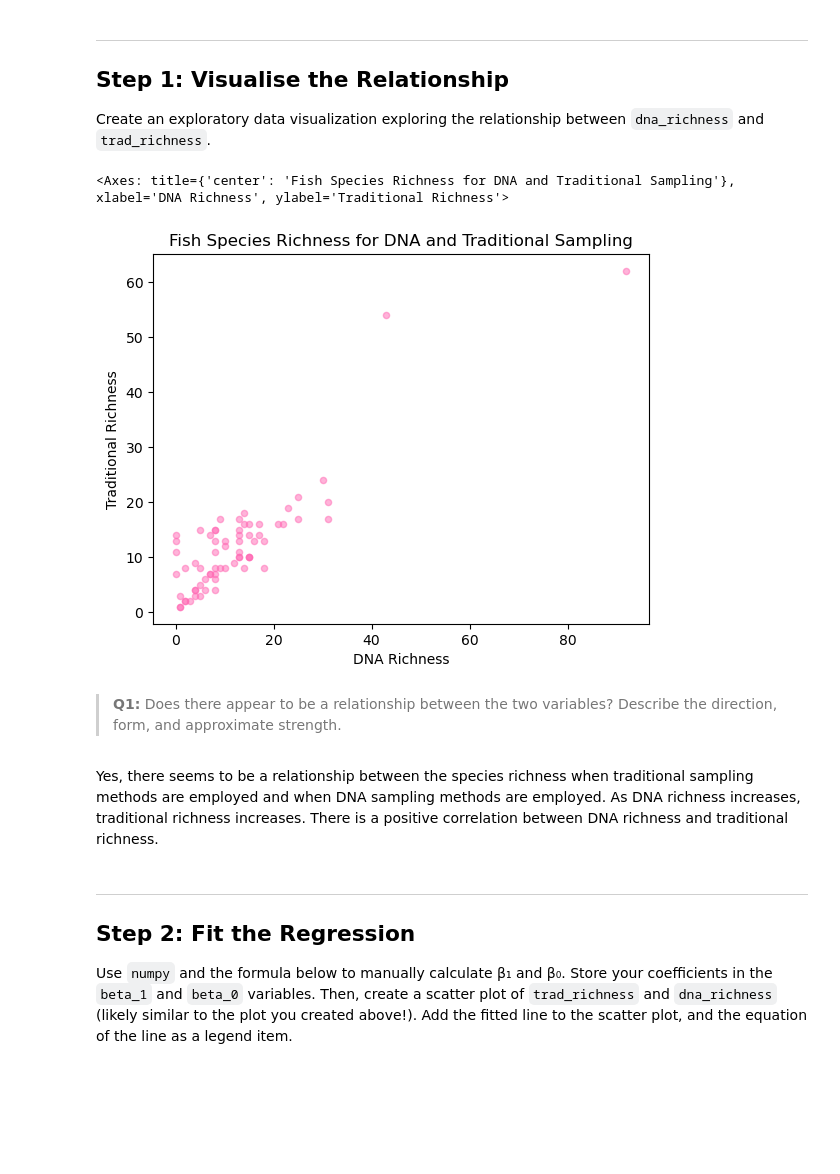
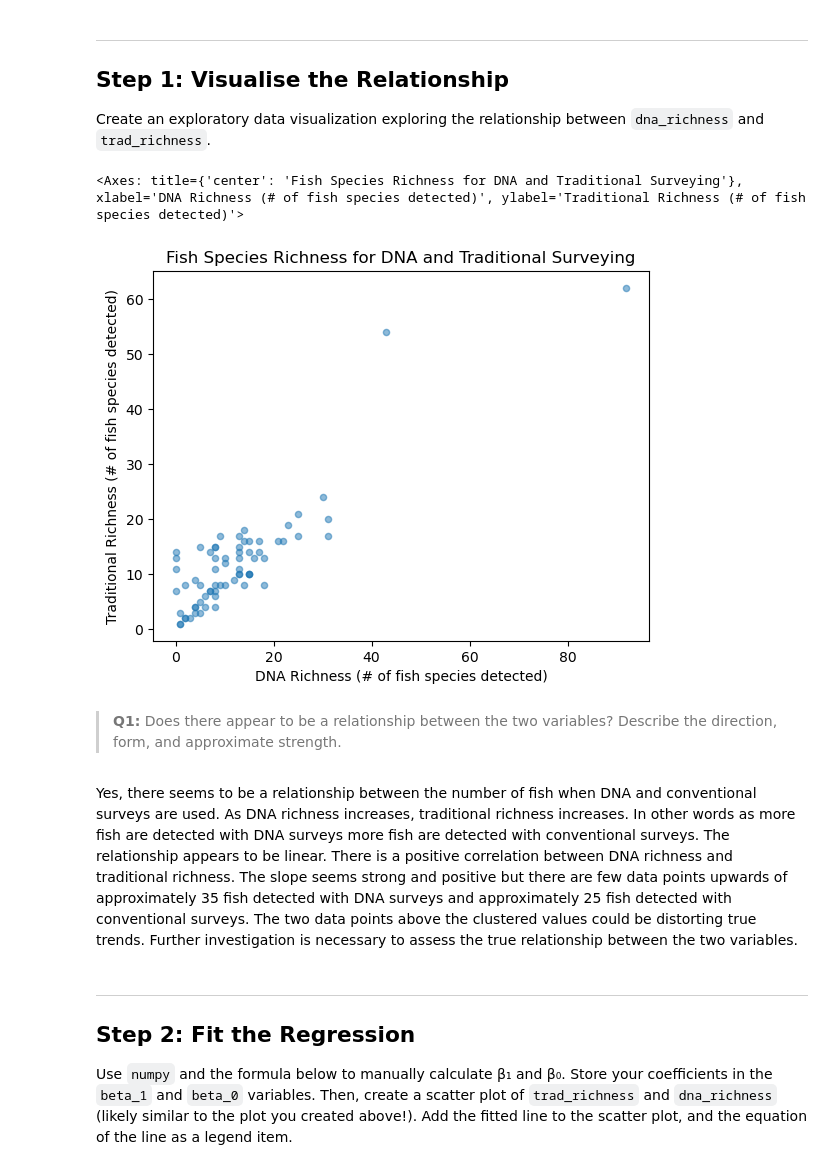
Before and after one commit to sofiiir/eds232-assignment1, a Jupyter notebook: task2/hw1-task2.ipynb, the cells around one changed output. Saved outputs shown, nothing was run; the diff lists cells and outputs as text; code cells hidden in the pictures; blank space fills up the shorter version.

```diff
--- a/task2/hw1-task2.ipynb
+++ b/task2/hw1-task2.ipynb
@@ -64,21 +68,20 @@ Create an exploratory data visualization exploring the relationship between `dna
 # %%
 # Plot dna_richness versus traditional richness
 df.plot(x = 'dna_richness',
         y = 'trad_richness',
         kind = 'scatter',
-        color = 'hotpink',
         alpha = 0.5,
-        xlabel = 'DNA Richness',
-        ylabel = 'Traditional Richness',
-        title = 'Fish Species Richness for DNA and Traditional Sampling'
+        xlabel = 'DNA Richness (# of fish species detected)',
+        ylabel = 'Traditional Richness (# of fish species detected)',
+        title = 'Fish Species Richness for DNA and Traditional Surveying'
         )
 # %% [output]
-<Axes: title={'center': 'Fish Species Richness for DNA and Traditional Sampling'}, xlabel='DNA Richness', ylabel='Traditional Richness'>
+<Axes: title={'center': 'Fish Species Richness for DNA and Traditional Surveying'}, xlabel='DNA Richness (# of fish species detected)', ylabel='Traditional Richness (# of fish species detected)'>
-[figure, old version]
+[figure, new version]
 # %% [markdown]
 > **Q1:** Does there appear to be a relationship between the two variables? Describe the direction, form, and approximate strength.
 # %% [markdown]
-Yes, there seems to be a relationship between the species richness when traditional sampling methods are employed and when DNA sampling methods are employed. As DNA richness increases, traditional richness increases. There is a positive correlation between DNA richness and traditional richness.
+Yes, there seems to be a relationship between the number of fish when DNA and conventional surveys are used. As DNA richness increases, traditional richness increases. In other words as more fish are detected with DNA surveys more fish are detected with conventional surveys. The relationship appears to be linear. There is a positive correlation between DNA richness and traditional richness. The slope seems strong and positive but there are few data points upwards of approximately 35 fish detected with DNA surveys and approximately 25 fish detected with conventional surveys. The two data points above the clustered values could be distorting true trends. Further investigation is necessary to assess the true relationship between the two variables.
 # %% [markdown]
 <!-- END QUESTION -->
 
```
Also changed, not shown: parts of 13 cells of this notebook, 1 other file.
